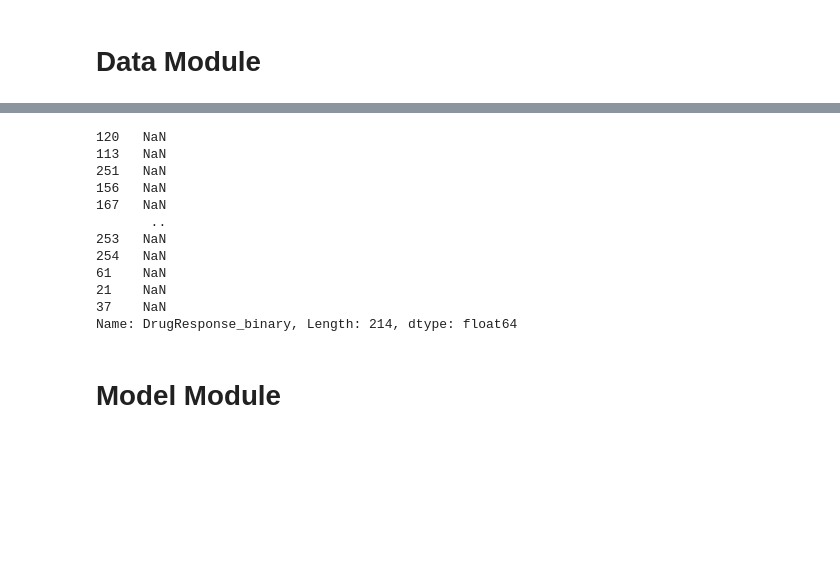
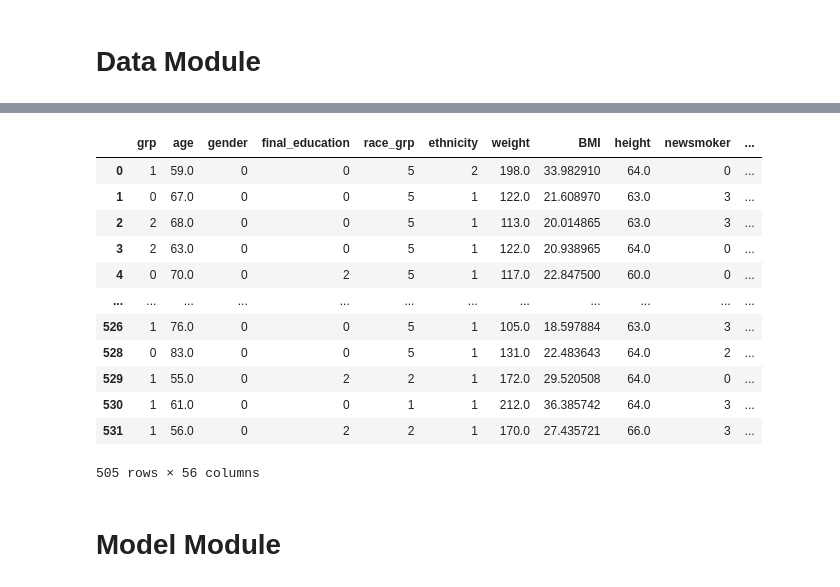
Before and after one commit to Gaskell-1206/Ensemble_DRP, a Jupyter notebook: ModelModule/models.ipynb, the cells around one changed output, grey strips where cells are left out. Drawn from its saved outputs; the diff is of its cells as text; code cells hidden in the pictures; blank space fills up the shorter version.

```diff
--- a/ModelModule/models.ipynb
+++ b/ModelModule/models.ipynb
@@ -22,14 +27,15 @@ ImportError("dlopen(/Users/gaskell/miniforge_x86_64/envs/ADPred_new/lib/python3.
 # %%
 dataset = CoronnaCERTAINDataset(
     library_root='/Users/gaskell/Dropbox/Mac/Desktop/Autoimmune_Disease/Code/ML_RA_EHR/Dataset/',
-    challenge="binary_classification", #option: regression, regression_delta, classification, binary_classification
+    challenge="regression_delta", #option: regression, regression_delta, classification, binary_classification
     dataset='CORRONA CERTAIN',
-    process_approach='KVB', #option: KVB, SC
-    imputation='KNN', #option: SimpleFill, KNN, SoftImpute, BiScaler, NuclearNormMinimization, IterativeImputer, IterativeSVD, None(raw)
+    process_approach='SC', #option: KVB, SC
+    imputation='IterativeSVD', #option: SimpleFill, KNN, SoftImpute, BiScaler, NuclearNormMinimization, IterativeImputer, IterativeSVD, None(raw)
     patient_group='bionaive TNF', #option: "all", "bioexp nTNF", "bionaive TNF", "bionaive orencia", "KVB"
     drug_group='all', #option: "all", "actemra", "cimzia", "enbrel", "humira", "orencia", "remicade", "rituxan", "simponi"
     time_points=(0,3),
     train_test_rate=0.8,
+    remove_low_DAS = True,
     save_csv=False,
     random_state=2022)
 # %% [output]
@@ -64,21 +98,22 @@ X_train = train.iloc[:,:-1] # train.iloc[:,-2]
 y_train = train.iloc[:,-1]
 X_test = test.iloc[:,:-1] # test.iloc[:,-2]
 y_test = test.iloc[:,-1]
-# %%
-y_train
-# %% [output]
-120   NaN
-113   NaN
-251   NaN
-156   NaN
-167   NaN
-       ..
-253   NaN
-254   NaN
-61    NaN
-21    NaN
-37    NaN
-Name: DrugResponse_binary, Length: 214, dtype: float64
 # %%
 # initialize evaluation module
 aml = evaluate.AutoBuild(seed=1, project_name="EHR_RA_SC", challenge=dataset.challenge)
+# %%
+X_train
+# %% [output]
+|  | grp | age | gender | final_education | race_grp | ethnicity | weight | BMI | height | newsmoker | ... |
+| 0 | 1 | 59.0 | 0 | 0 | 5 | 2 | 198.0 | 33.982910 | 64.0 | 0 | ... |
+| 1 | 0 | 67.0 | 0 | 0 | 5 | 1 | 122.0 | 21.608970 | 63.0 | 3 | ... |
+| 2 | 2 | 68.0 | 0 | 0 | 5 | 1 | 113.0 | 20.014865 | 63.0 | 3 | ... |
+| 3 | 2 | 63.0 | 0 | 0 | 5 | 1 | 122.0 | 20.938965 | 64.0 | 0 | ... |
+| 4 | 0 | 70.0 | 0 | 2 | 5 | 1 | 117.0 | 22.847500 | 60.0 | 0 | ... |
+| ... | ... | ... | ... | ... | ... | ... | ... | ... | ... | ... | ... |
+| 526 | 1 | 76.0 | 0 | 0 | 5 | 1 | 105.0 | 18.597884 | 63.0 | 3 | ... |
+| 528 | 0 | 83.0 | 0 | 0 | 5 | 1 | 131.0 | 22.483643 | 64.0 | 2 | ... |
+| 529 | 1 | 55.0 | 0 | 2 | 2 | 1 | 172.0 | 29.520508 | 64.0 | 0 | ... |
+| 530 | 1 | 61.0 | 0 | 0 | 1 | 1 | 212.0 | 36.385742 | 64.0 | 3 | ... |
+| 531 | 1 | 56.0 | 0 | 2 | 2 | 1 | 170.0 | 27.435721 | 66.0 | 3 | ... |
+505 rows × 56 columns
```
Also changed, not shown: parts of 16 cells of this notebook, 4 other files.
